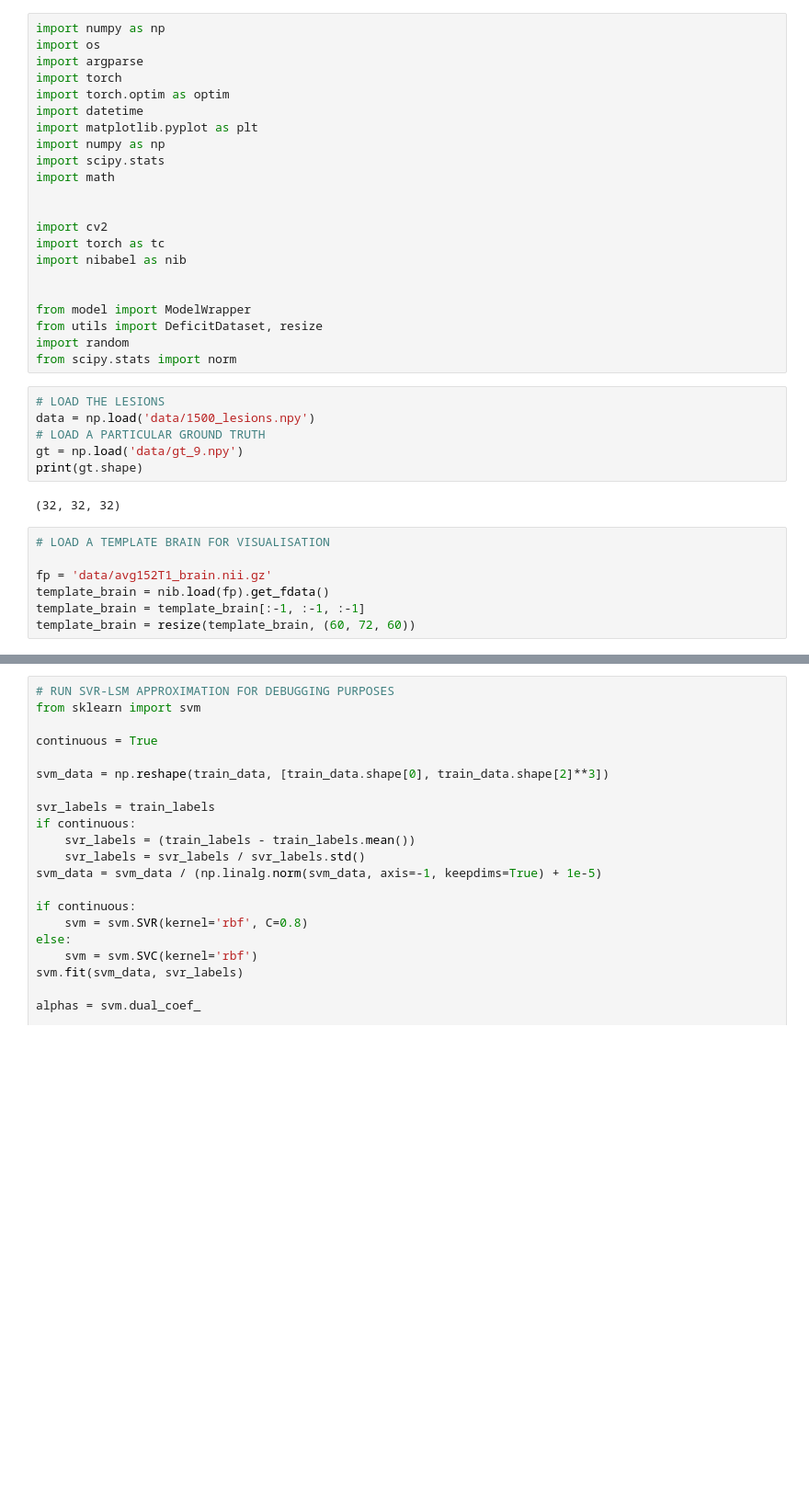
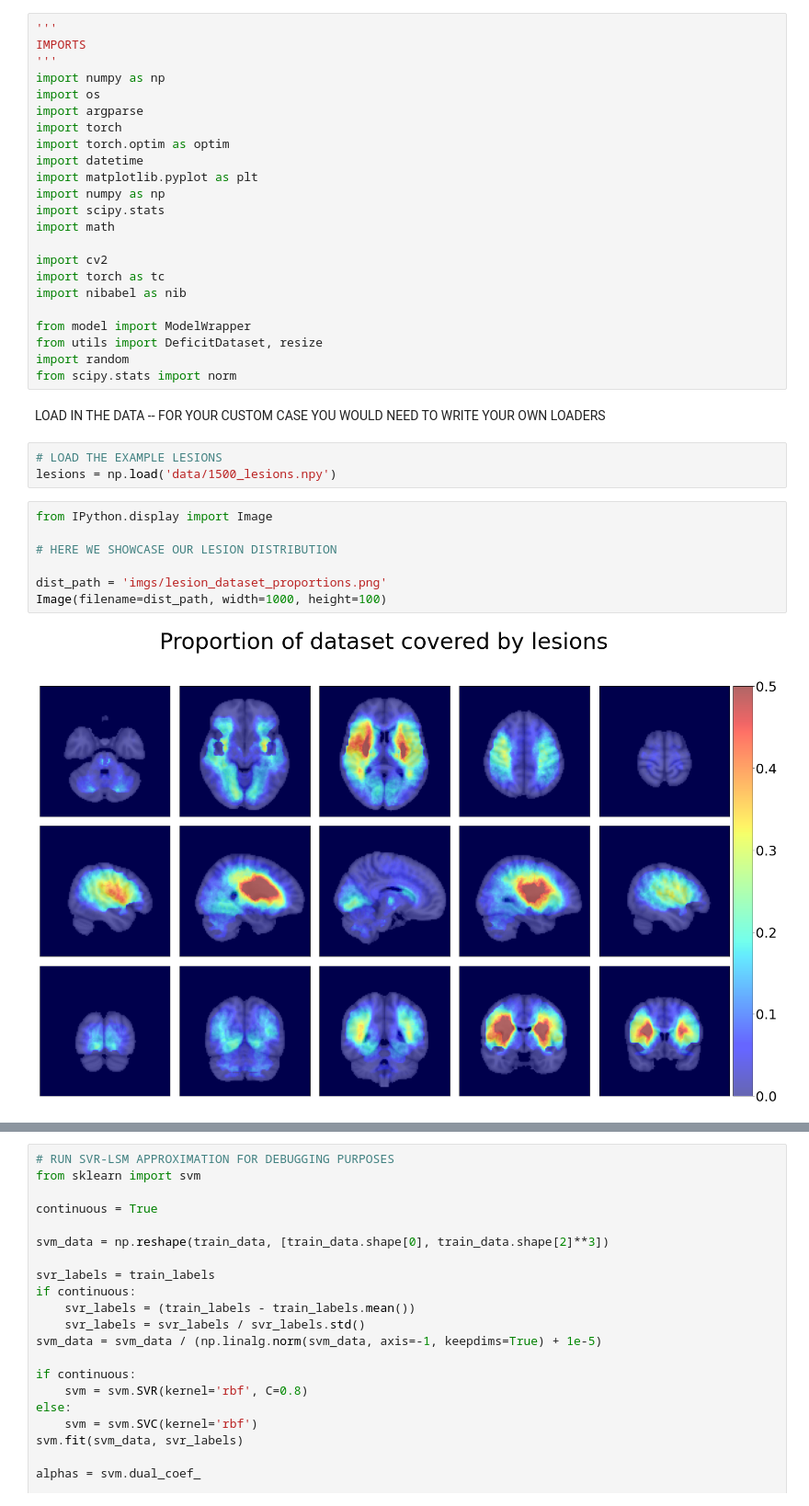
Before and after one commit to guilherme-pombo/vae_lesion_deficit, a Jupyter notebook: simulation_viz.ipynb, the cells around one changed output, grey strips where cells are left out. Shown at 92% size. Saved outputs shown, nothing was run; the diff lists cells and outputs as text; blank space fills up the shorter version.

```diff
--- a/simulation_viz.ipynb
+++ b/simulation_viz.ipynb
@@ -1,4 +6,7 @@
 # %%
+'''
+IMPORTS
+'''
 import numpy as np
 import os
 import argparse
@@ -10,28 +18,25 @@ import numpy as np
 import scipy.stats
 import math
 
-
 import cv2
 import torch as tc
 import nibabel as nib
-
 
 from model import ModelWrapper
 from utils import DeficitDataset, resize
 import random
 from scipy.stats import norm
+# %% [markdown]
+LOAD IN THE DATA -- FOR YOUR CUSTOM CASE YOU WOULD NEED TO WRITE YOUR OWN LOADERS
 # %%
-# LOAD THE LESIONS
-data = np.load('data/1500_lesions.npy')
-# LOAD A PARTICULAR GROUND TRUTH
-gt = np.load('data/gt_9.npy')
-print(gt.shape)
+# LOAD THE EXAMPLE LESIONS
+lesions = np.load('data/1500_lesions.npy')
-# %% [output]
-(32, 32, 32)
-# %%
-# LOAD A TEMPLATE BRAIN FOR VISUALISATION
-
-fp = 'data/avg152T1_brain.nii.gz'
-template_brain = nib.load(fp).get_fdata()
-template_brain = template_brain[:-1, :-1, :-1]
-template_brain = resize(template_brain, (60, 72, 60))
+# %%
+from IPython.display import Image
+
+# HERE WE SHOWCASE OUR LESION DISTRIBUTION
+
+dist_path = 'imgs/lesion_dataset_proportions.png'
+Image(filename=dist_path, width=1000, height=100)
+# %% [output]
+[figure, added]
```
Also changed, not shown: parts of 20 cells of this notebook, 6 other files.
